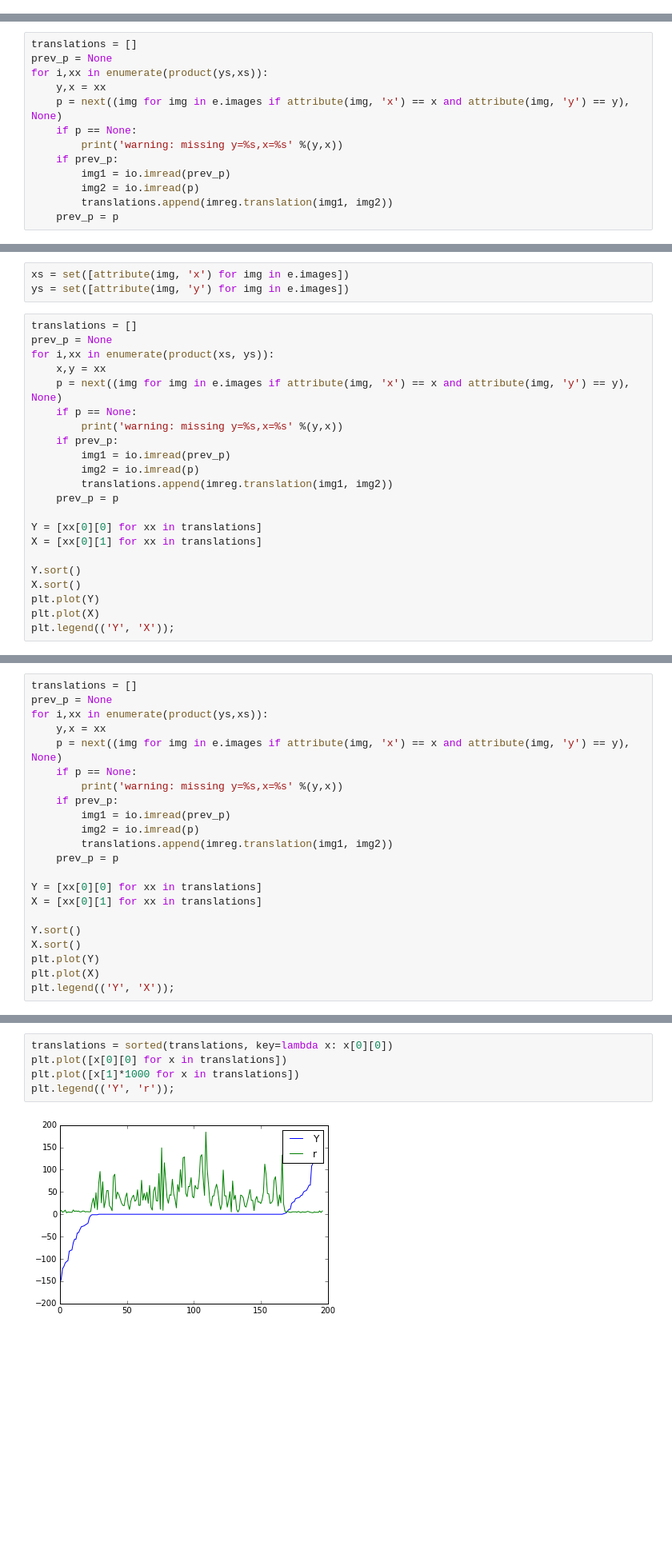
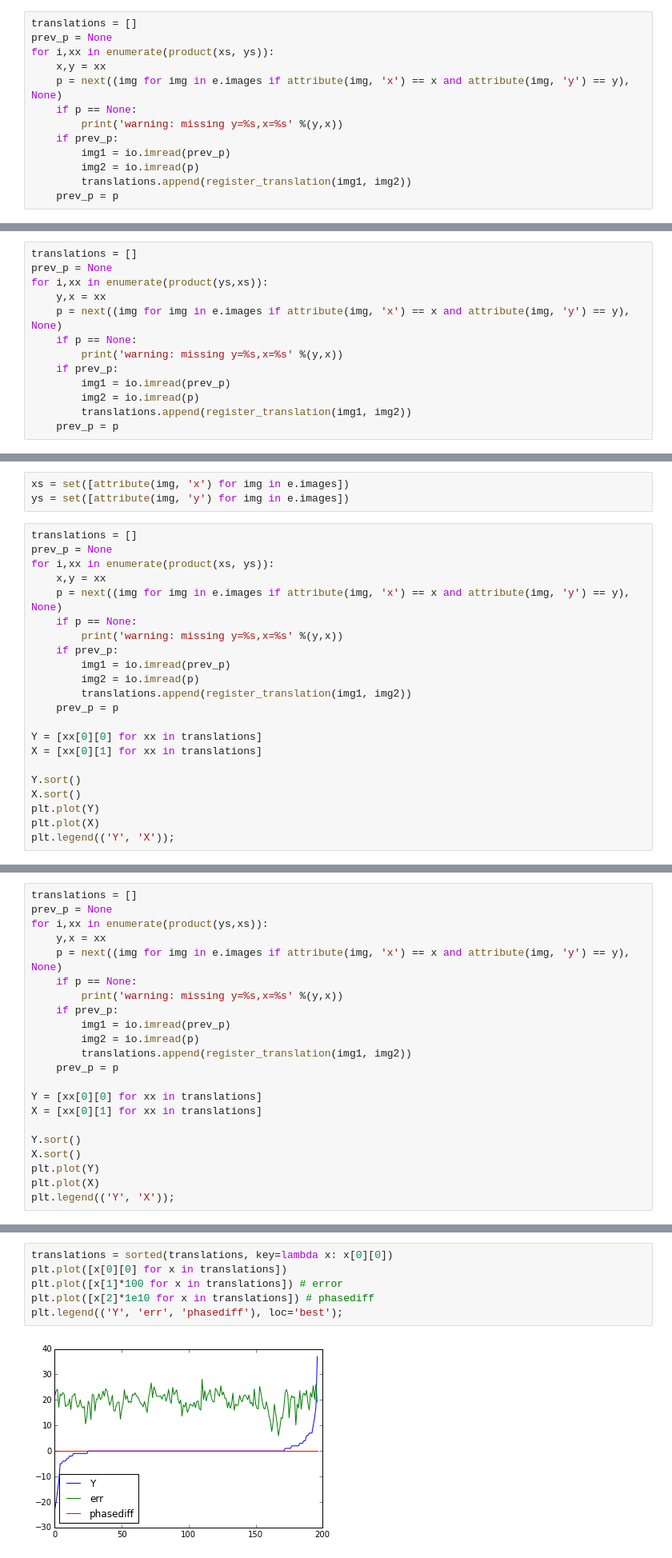
Before and after one commit to arve0/master, a Jupyter notebook: image registration.ipynb, the cells around one changed output, grey strips where cells are left out. Shown at 80% size. Saved outputs shown, nothing was run; the diff lists cells and outputs as text; blank space fills up the shorter version.

Commit message:
explore imreg stitching

```diff
--- a/image registration.ipynb
+++ b/image registration.ipynb
@@ -111,0 +115,13 @@ np.median(Y), np.median(X)
+# %%
+translations = []
+prev_p = None
+for i,xx in enumerate(product(xs, ys)):
+    x,y = xx
+    p = next((img for img in e.images if attribute(img, 'x') == x and attribute(img, 'y') == y), None)
+    if p == None:
+        print('warning: missing y=%s,x=%s' %(y,x))
+    if prev_p:
+        img1 = io.imread(prev_p)
+        img2 = io.imread(p)
+        translations.append(register_translation(img1, img2))
+    prev_p = p
@@ -122,7 +161,7 @@ for i,xx in enumerate(product(ys,xs)):
     if prev_p:
         img1 = io.imread(prev_p)
         img2 = io.imread(p)
-        translations.append(imreg.translation(img1, img2))
+        translations.append(register_translation(img1, img2))
     prev_p = p
 # %%
 Y = [xx[0][0] for xx in translations]
@@ -165,7 +204,7 @@ for i,xx in enumerate(product(xs, ys)):
     if prev_p:
         img1 = io.imread(prev_p)
         img2 = io.imread(p)
-        translations.append(imreg.translation(img1, img2))
+        translations.append(register_translation(img1, img2))
     prev_p = p
 
 Y = [xx[0][0] for xx in translations]
@@ -197,7 +236,7 @@ for i,xx in enumerate(product(ys,xs)):
     if prev_p:
         img1 = io.imread(prev_p)
         img2 = io.imread(p)
-        translations.append(imreg.translation(img1, img2))
+        translations.append(register_translation(img1, img2))
     prev_p = p
 
 Y = [xx[0][0] for xx in translations]
@@ -225,7 +264,8 @@ translations[0]
 # %%
 translations = sorted(translations, key=lambda x: x[0][0])
 plt.plot([x[0][0] for x in translations])
-plt.plot([x[1]*1000 for x in translations])
-plt.legend(('Y', 'r'));
+plt.plot([x[1]*100 for x in translations]) # error
+plt.plot([x[2]*1e10 for x in translations]) # phasediff
+plt.legend(('Y', 'err', 'phasediff'), loc='best');
 # %% [output]
-[figure, old version]
+[figure, new version]
```
Also changed, not shown: parts of 14 cells of this notebook, 7 other files.
